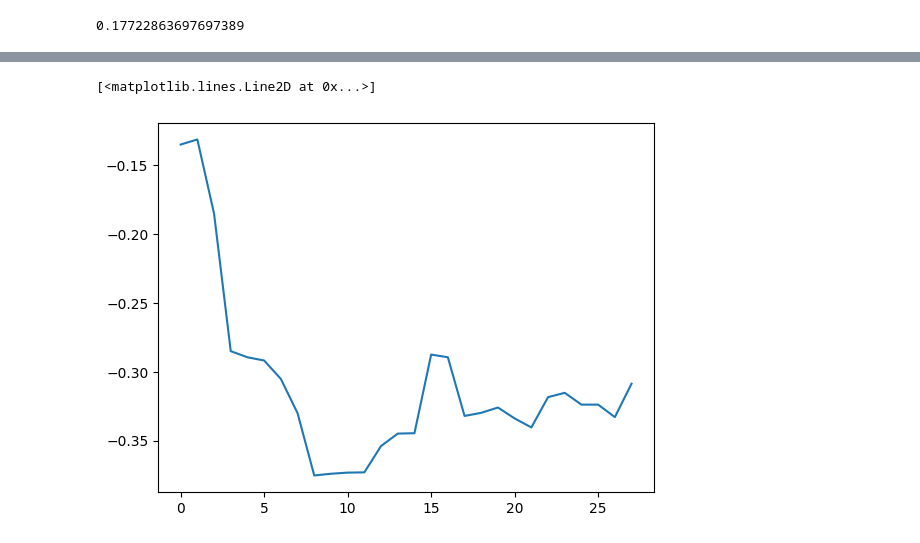
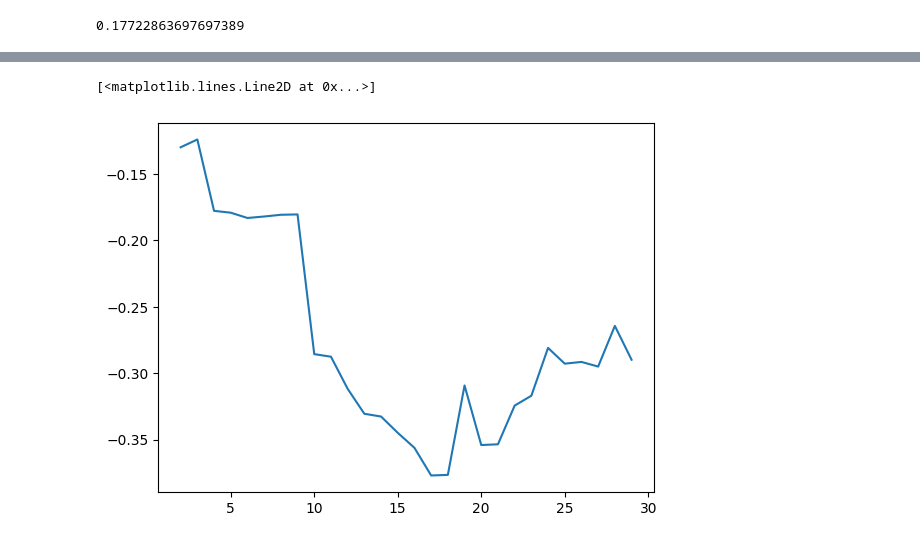
Before and after one commit to lukasjanusauskas/ais-duomenu-vizualizavimas, a Jupyter notebook: 4lab.ipynb, the cells around one changed output, grey strips where cells are left out. Saved outputs shown, nothing was run; the diff lists cells and outputs as text; code cells hidden in the pictures.

```diff
--- a/4lab.ipynb
+++ b/4lab.ipynb
@@ -103,0 +229,8 @@ embedding25 = tsne25.fit_transform(distance_matrix)
+# %%
+model = AgglomerativeClustering(
+    5, metric='euclidean',
+    linkage='average',
+    compute_distances=True
+)
+
+clusters = model.fit_predict(embedding)
@@ -104,7 +264,6 @@ embedding25 = tsne25.fit_transform(distance_matrix)
 # %%
 clusters_of_n = []
 silhouette_scores = []
-inertia_scores = []
 
 for n in range(2, 30):
     clusters = AgglomerativeClustering(n_clusters=n, metric='euclidean', linkage='average')\
@@ -113,16 +272,6 @@ for n in range(2, 30):
     score = silhouette_score(distance_matrix, clusters, metric='precomputed')
     silhouette_scores.append(score)
     clusters_of_n.append(clusters)
-
-    # Elbow method: compute inertia (mean intra-cluster distance)
-    inertia = 0
-    for cluster_id in range(n):
-        members = np.where(clusters == cluster_id)[0]
-        if len(members) > 1:
-            pairwise = distance_matrix[np.ix_(members, members)]
-            inertia += pairwise.sum() / 2
-
-    inertia_scores.append(inertia)
 # %%
 clusters = AgglomerativeClustering(5, metric='euclidean', linkage='average').fit_predict(embedding25)
 
@@ -143,0 +306,8 @@ plt.plot(inertia_scores)
+# %%
+model = AgglomerativeClustering(
+    5, metric='euclidean',
+    linkage='average',
+    compute_distances=True
+)
+
+clusters = model.fit_predict(embedding25)
@@ -162,16 +359,6 @@ for n in range(2, 30):
     score = silhouette_score(distance_matrix, clusters, metric='precomputed')
     silhouette_scores.append(score)
     clusters_of_n.append(clusters)
-
-    # Elbow method: compute inertia (mean intra-cluster distance)
-    inertia = 0
-    for cluster_id in range(n):
-        members = np.where(clusters == cluster_id)[0]
-        if len(members) > 1:
-            pairwise = distance_matrix[np.ix_(members, members)]
-            inertia += pairwise.sum() / 2
-
-    inertia_scores.append(inertia)
 # %%
 clusters = AgglomerativeClustering(5, metric='euclidean', linkage='average').fit_predict(embedding100)
 
@@ -183,5 +370,5 @@ jaccard_score(clusters, labels, average='weighted')
 # %%
-plt.plot(silhouette_scores)
+plt.plot(range(2,30), silhouette_scores)
 # %% [output]
 [<matplotlib.lines.Line2D at 0x...>]
-[figure, old version]
+[figure, new version]
```
Also changed, not shown: parts of 30 cells of this notebook.
